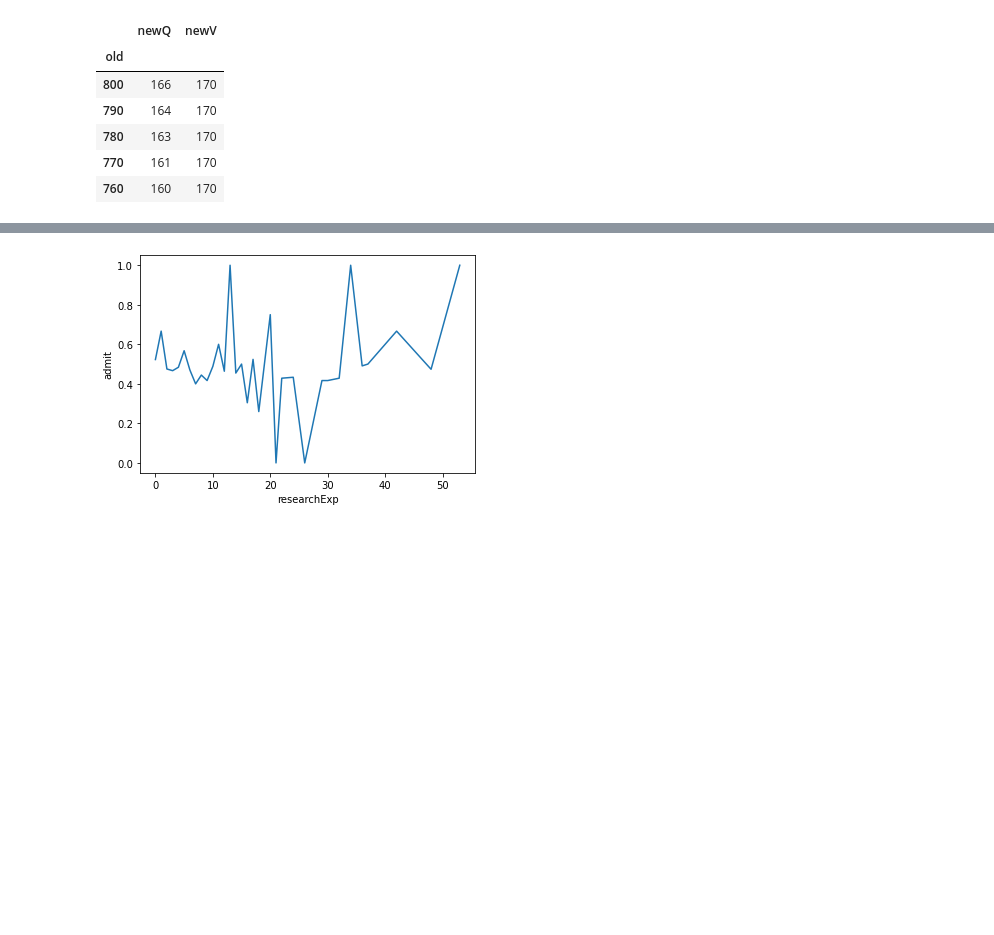
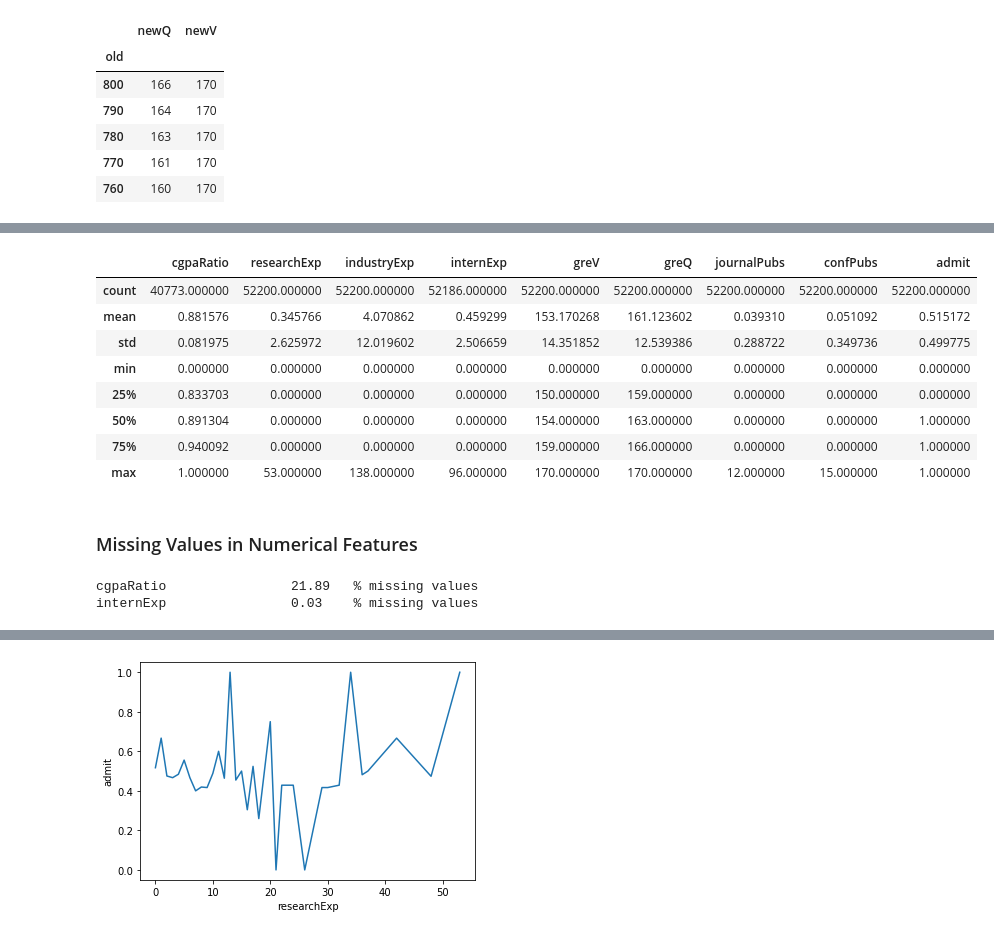
Before and after one commit to yifanwu2828/Graduate-University-Admission-Prediction, a Jupyter notebook: EDA.ipynb, the cells around one changed output, grey strips where cells are left out. Drawn from its saved outputs; the diff is of its cells as text; code cells hidden in the pictures; blank space fills up the shorter version.

Commit message:
Finish Numerical Feature

```diff
--- a/EDA.ipynb
+++ b/EDA.ipynb
@@ -141,0 +274,4 @@ print (len(b))
+# %%
+# convert to int64
+dataset['confPubs'] = dataset['confPubs'].astype('int64')
+dataset.confPubs.unique()
@@ -201,0 +372,13 @@ dtype: int64
+# %%
+# describe will skip all catagorical feature
+dataset.describe()
+# %% [output]
+|  | cgpaRatio | researchExp | industryExp | internExp | greV | greQ | journalPubs | confPubs | admit |
+| count | 40773.000000 | 52200.000000 | 52200.000000 | 52186.000000 | 52200.000000 | 52200.000000 | 52200.000000 | 52200.000000 | 52200.000000 |
+| mean | 0.881576 | 0.345766 | 4.070862 | 0.459299 | 153.170268 | 161.123602 | 0.039310 | 0.051092 | 0.515172 |
+| std | 0.081975 | 2.625972 | 12.019602 | 2.506659 | 14.351852 | 12.539386 | 0.288722 | 0.349736 | 0.499775 |
+| min | 0.000000 | 0.000000 | 0.000000 | 0.000000 | 0.000000 | 0.000000 | 0.000000 | 0.000000 | 0.000000 |
+| 25% | 0.833703 | 0.000000 | 0.000000 | 0.000000 | 150.000000 | 159.000000 | 0.000000 | 0.000000 | 0.000000 |
+| 50% | 0.891304 | 0.000000 | 0.000000 | 0.000000 | 154.000000 | 163.000000 | 0.000000 | 0.000000 | 1.000000 |
+| 75% | 0.940092 | 0.000000 | 0.000000 | 0.000000 | 159.000000 | 166.000000 | 0.000000 | 0.000000 | 1.000000 |
+| max | 1.000000 | 53.000000 | 138.000000 | 96.000000 | 170.000000 | 170.000000 | 12.000000 | 15.000000 | 1.000000 |
@@ -201,0 +387,11 @@ dtype: int64
+# %% [markdown]
+### Missing Values in Numerical Features
+# %%
+# make a list of features which has missing values
+features_with_na=[feature for feature in dataset.columns if dataset[feature].isnull().sum()>1 and dataset[feature].dtypes!='O']
+# print the feature name and the percentage of missing values
+for feature in features_with_na:
+    print(feature, '\t\t',np.round(dataset[feature].isnull().mean(), 4) *100, '\t','% missing values')
+# %% [output]
+cgpaRatio                21.89   % missing values
+internExp                0.03    % missing values
```
Also changed, not shown: parts of 77 cells of this notebook.
